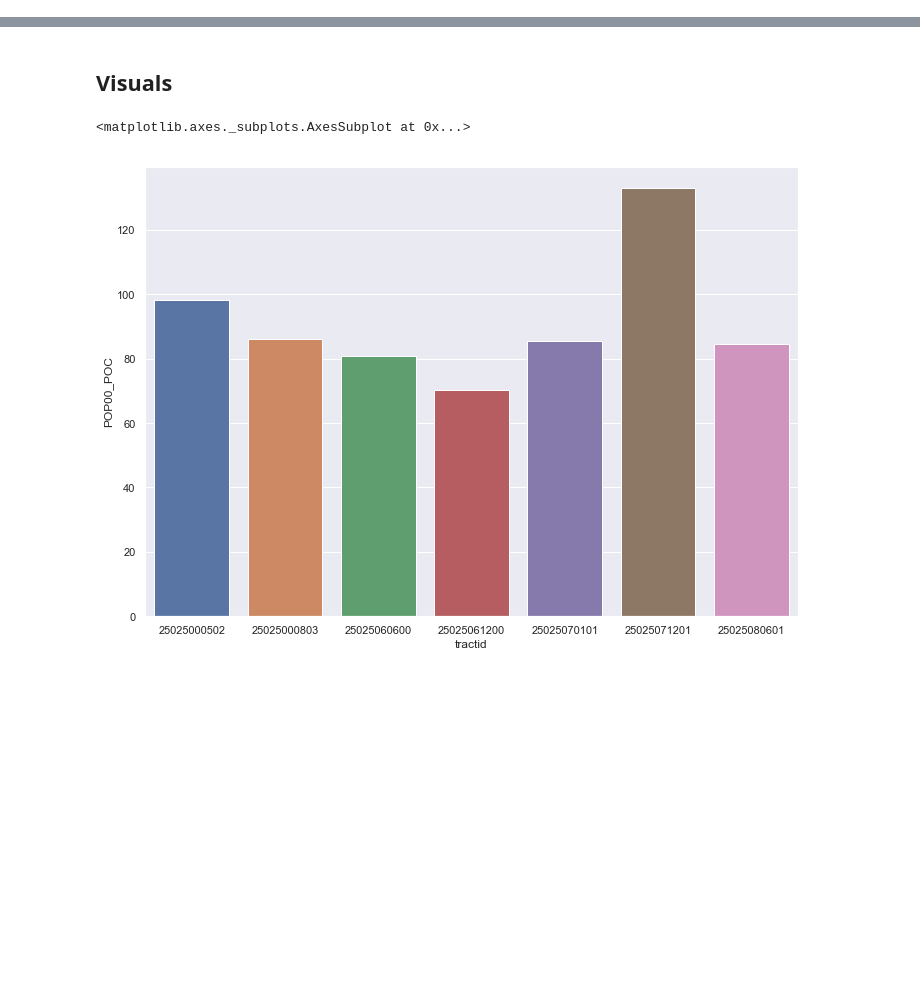
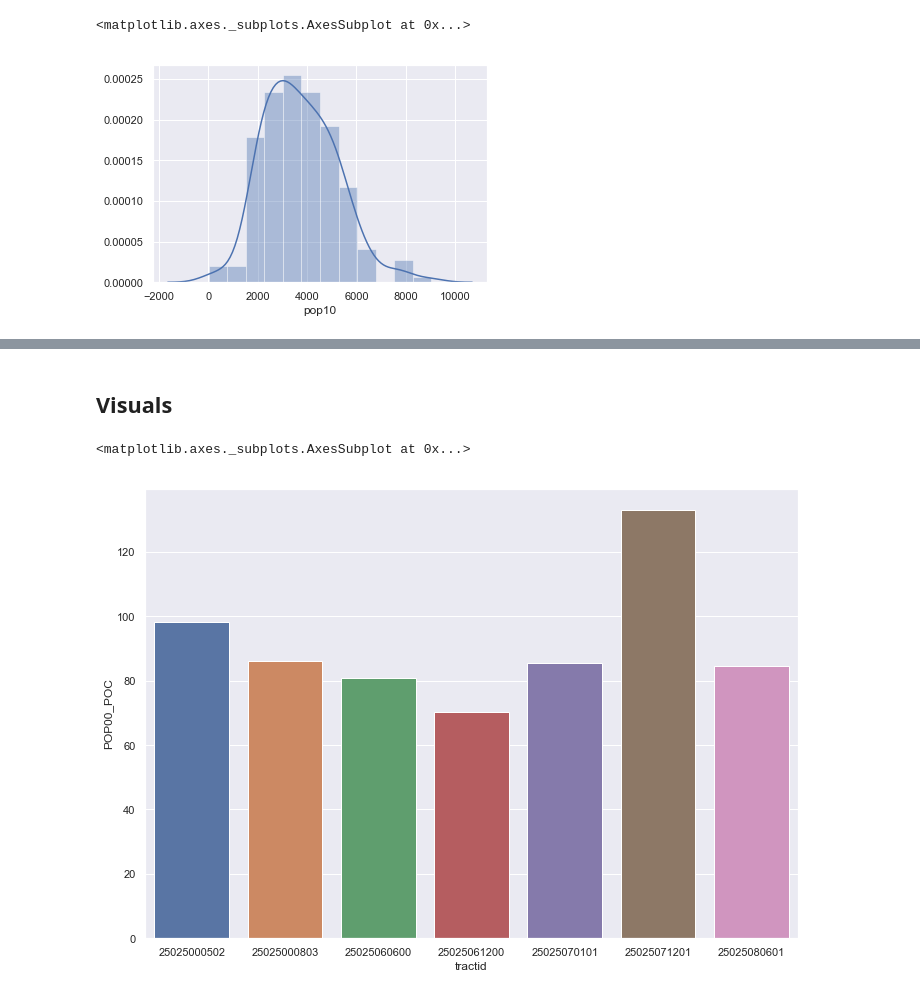
Before and after one commit to krbarounis/Predicting_Gentrification, a Jupyter notebook: EDA.ipynb, the cells around one changed output, grey strips where cells are left out. Drawn from its saved outputs; the diff is of its cells as text; code cells hidden in the pictures; blank space fills up the shorter version.

```diff
--- a/EDA.ipynb
+++ b/EDA.ipynb
@@ -50,0 +112,5 @@ df.drop(columns=['HAW00_POC','HAW00','haw10'],axis=1,inplace=True)
+# %%
+sns.distplot(df['pop10'])
+# %% [output]
+<matplotlib.axes._subplots.AxesSubplot at 0x...>
+[figure, added]
```
Also changed, not shown: parts of 28 cells of this notebook.
